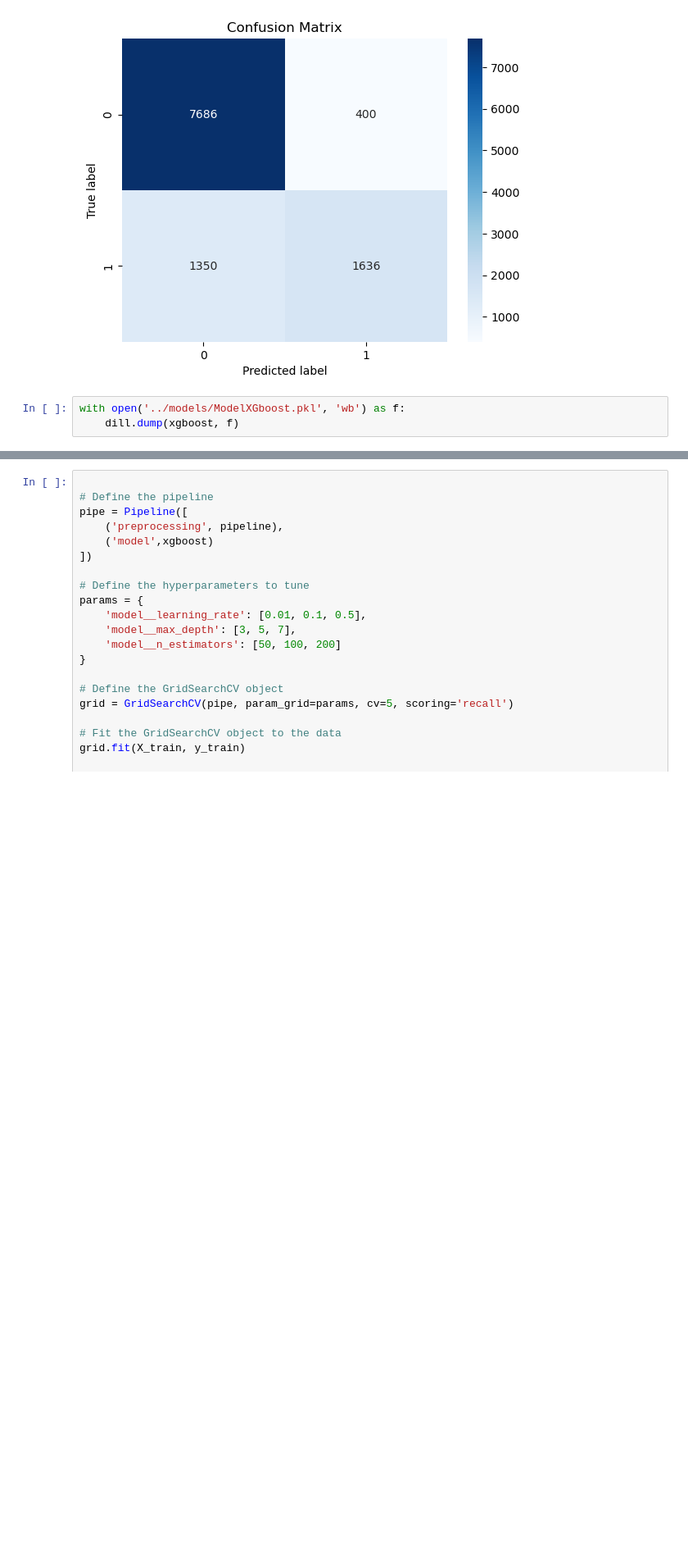
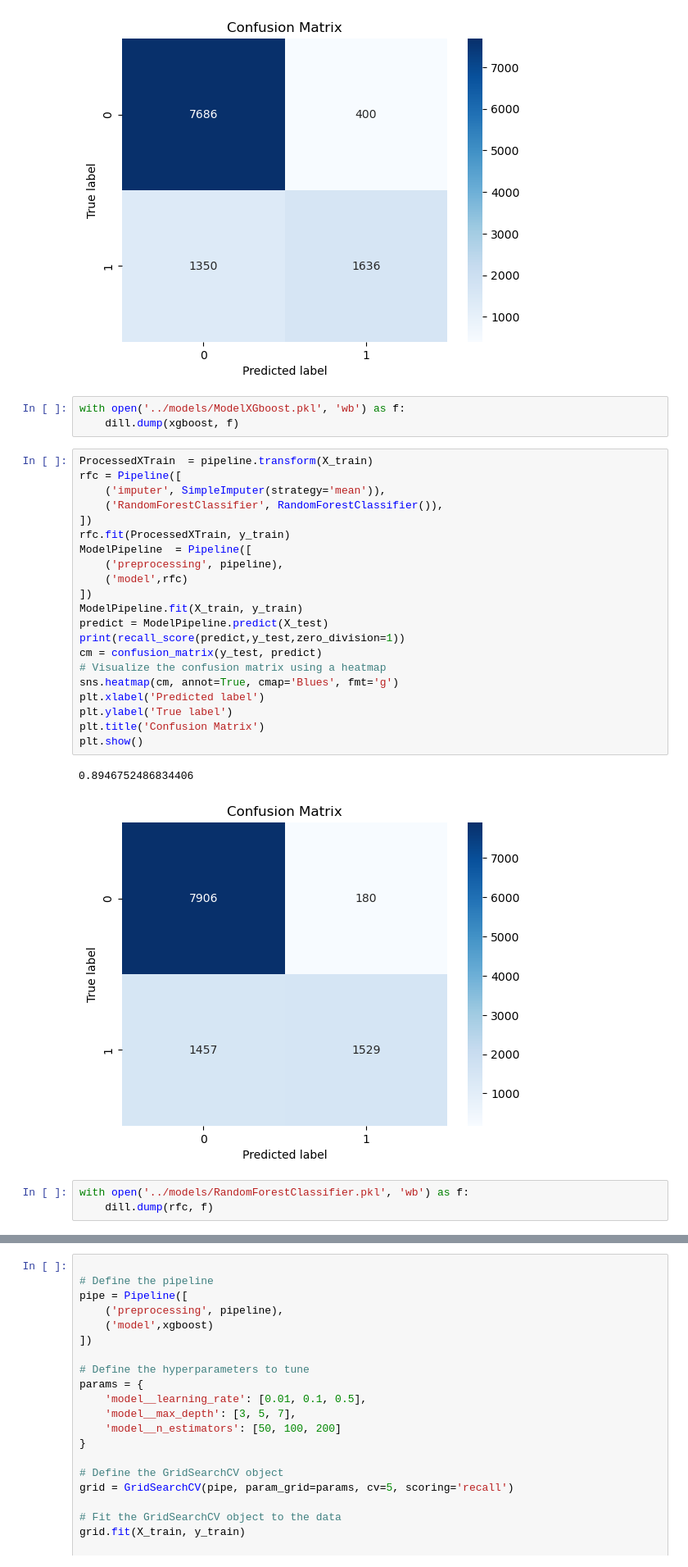
Before and after one commit to nikulnayi/Telewire-Analytics, a Jupyter notebook: notebooks/test.ipynb, the cells around one changed output, grey strips where cells are left out. Shown at 82% size. Cells and saved outputs as stored; diff of their text form; blank space fills up the shorter version.

Commit message:
RandomForestClassifier Model Implmentation

```diff
--- a/notebooks/test.ipynb
+++ b/notebooks/test.ipynb
@@ -88,3 +93,30 @@ Pipeline(steps=[('SetNull', NullEncoder()),
 # %%
 with open('../models/ModelXGboost.pkl', 'wb') as f:
     dill.dump(xgboost, f)
+# %%
+ProcessedXTrain  = pipeline.transform(X_train)
+rfc = Pipeline([
+    ('imputer', SimpleImputer(strategy='mean')),
+    ('RandomForestClassifier', RandomForestClassifier()),
+])
+rfc.fit(ProcessedXTrain, y_train)
+ModelPipeline  = Pipeline([
+    ('preprocessing', pipeline),
+    ('model',rfc)
+])
+ModelPipeline.fit(X_train, y_train)
+predict = ModelPipeline.predict(X_test)
+print(recall_score(predict,y_test,zero_division=1))
+cm = confusion_matrix(y_test, predict)
+# Visualize the confusion matrix using a heatmap
+sns.heatmap(cm, annot=True, cmap='Blues', fmt='g')
+plt.xlabel('Predicted label')
+plt.ylabel('True label')
+plt.title('Confusion Matrix')
+plt.show()
+# %% [output]
+0.8946752486834406
+[figure, added]
+# %%
+with open('../models/RandomForestClassifier.pkl', 'wb') as f:
+    dill.dump(rfc, f)
```
Also changed, not shown: parts of 4 cells of this notebook.
